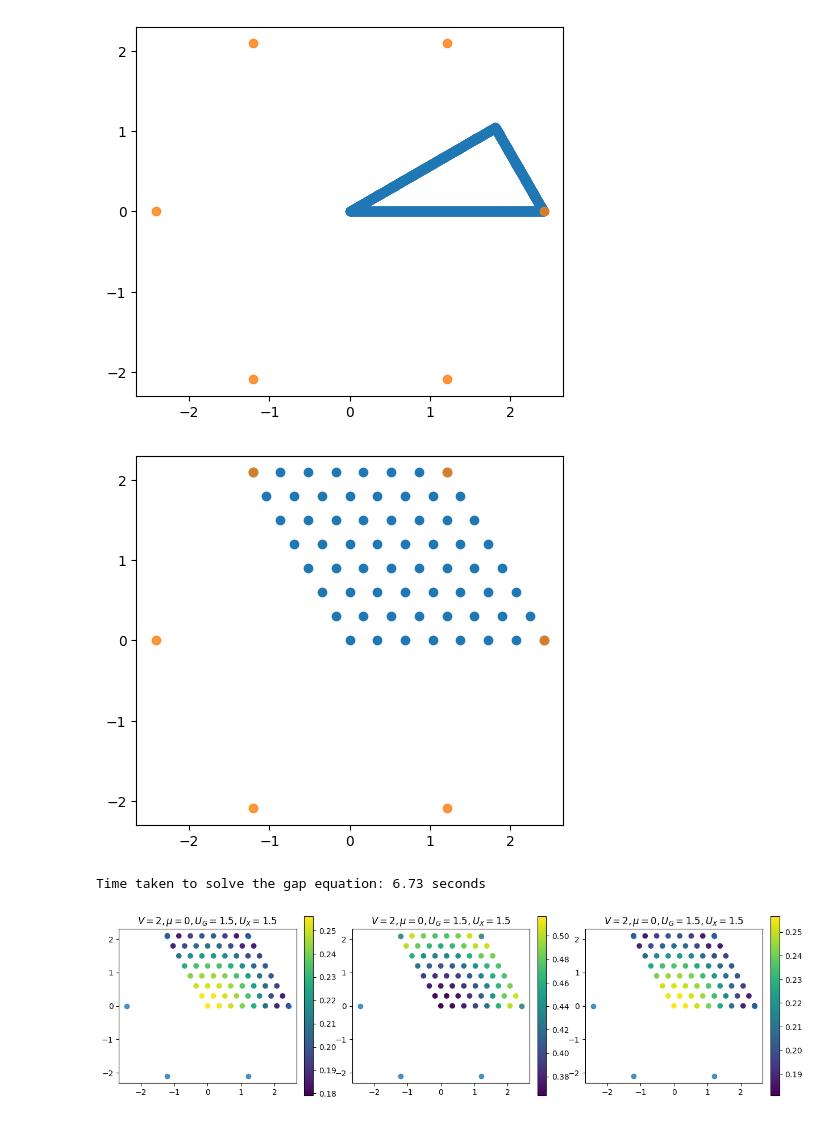
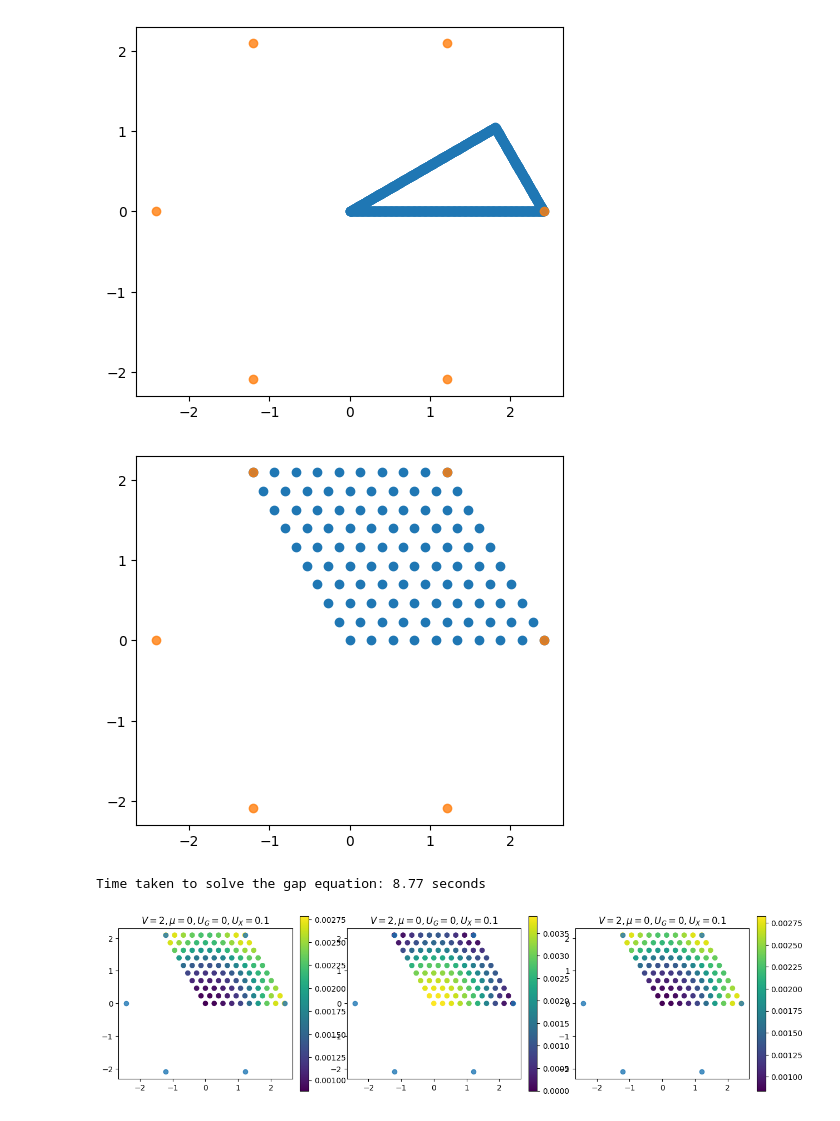
Before and after one commit to Ruberhauptmann/quant-met, a Jupyter notebook: plot_BCS_bandstructure.ipynb, the cells around one changed output. Cells and saved outputs as stored; diff of their text form; code cells hidden in the pictures.

```diff
--- a/plot_BCS_bandstructure.ipynb
+++ b/plot_BCS_bandstructure.ipynb
@@ -18,30 +18,30 @@ BZ_path_plot = plotting.plot_into_bz(all_K_points, whole_path)
 # %% [output]
 [figure]
 # %%
-BZ_grid = find_fixpoint.generate_k_space_grid(8, 8, all_K_points[1], all_K_points[5])
+BZ_grid = find_fixpoint.generate_k_space_grid(10, 10, all_K_points[1], all_K_points[5])
 
 BZ_grid_plot = plotting.plot_into_bz(all_K_points, BZ_grid)
 # %% [output]
-[figure, old version]
+[figure, new version]
 # %%
 import time
 
-config = Configuration(t_gr=1, t_x=0.01, a=lattice_constant, U_Gr=1.5, U_X=1.5, V=2, mu=0, beta=10000)
+config = Configuration(t_gr=1, t_x=0.01, a=lattice_constant, U_Gr=0, U_X=0.1, V=2, mu=0, beta=10000)
 
 start = time.time()
 delta = find_fixpoint.solve_gap_equation(config, BZ_grid)
 end = time.time()
 print(f'Time taken to solve the gap equation: {end - start:0.2f} seconds')
 delta_interpolated = find_fixpoint.interpolate_gap(delta, whole_path)
 
 fig, axs = plt.subplots(nrows=1, ncols=3, figsize=(3*5, 5))
 
 for delta, ax in zip(delta.data[['delta_1', 'delta_2', 'delta_3']].to_numpy().T, axs):
     ax.set_title(f"$V = {config.V}, \\mu = {config.mu}, U_G = {config.U_Gr}, U_X = {config.U_X}$")
     plotting.scatter_into_bz(all_K_points, BZ_grid, delta, fig=fig, ax=ax)
 # %% [output]
-Time taken to solve the gap equation: 6.73 seconds
+Time taken to solve the gap equation: 8.77 seconds
-[figure, old version]
+[figure, new version]
 # %%
 fig, axs = plt.subplots(nrows=1, ncols=2, figsize=(2*5, 5))
 
```
Also changed, not shown: parts of 1 cell of this notebook, 6 other files.
